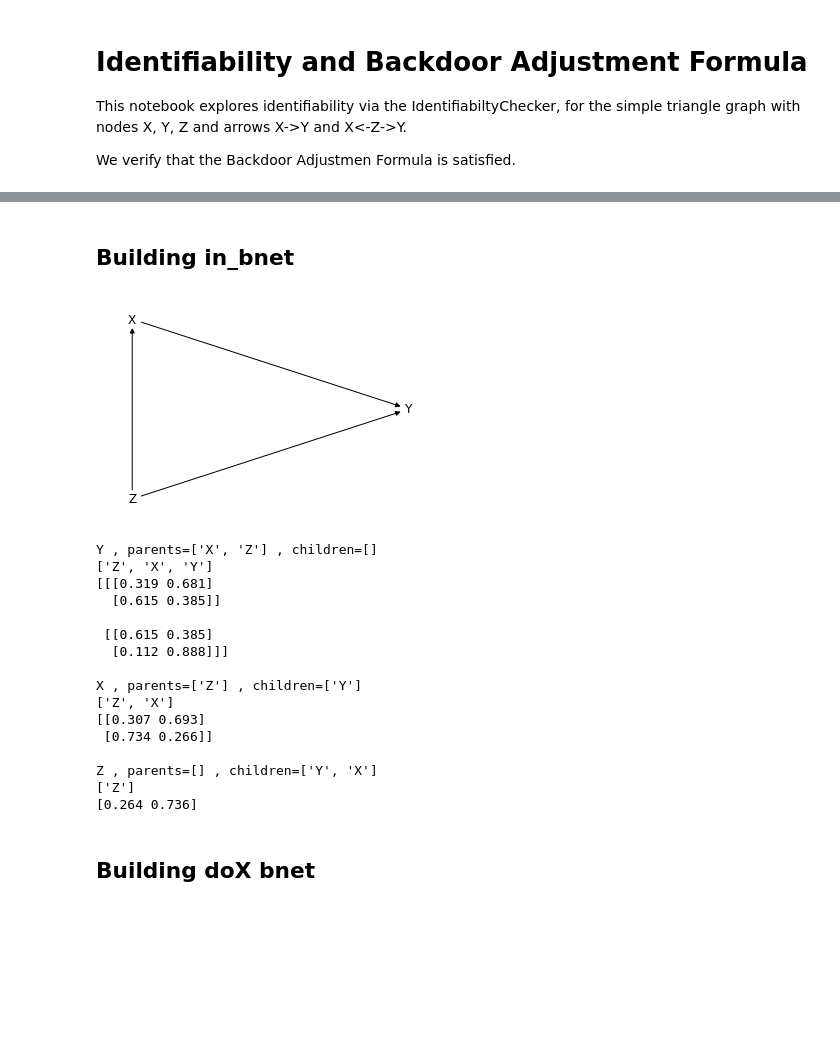
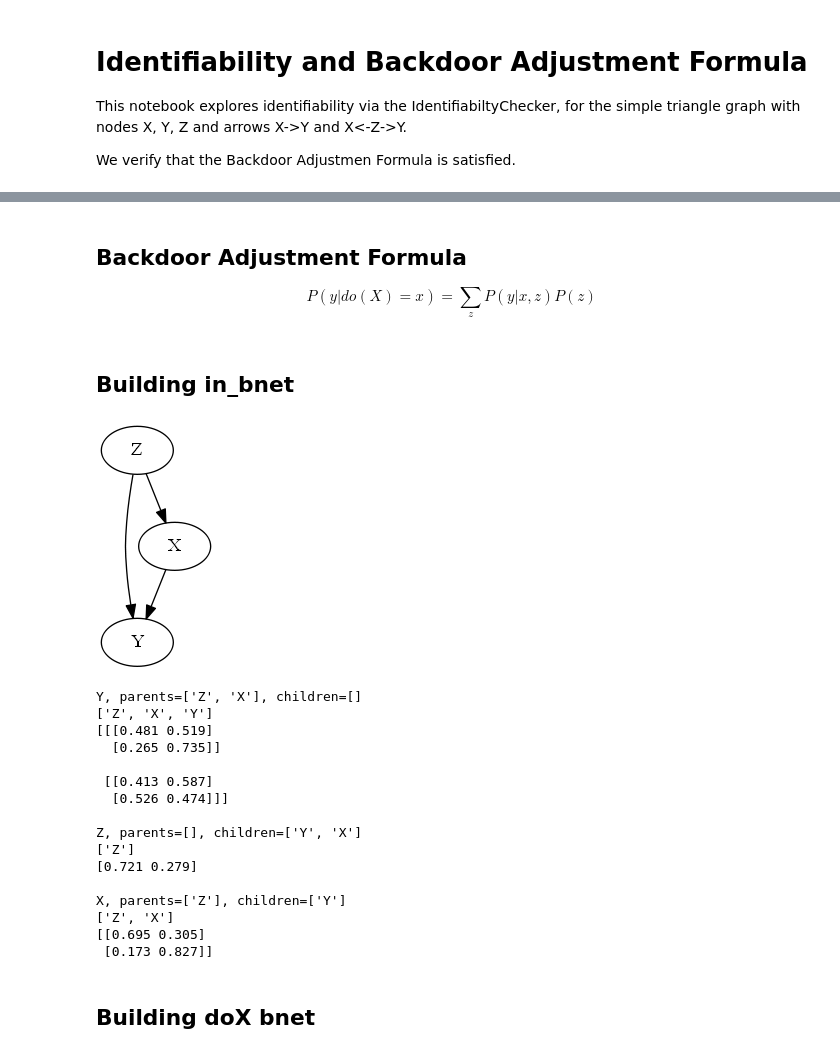
Before and after one commit to rrtucci/JudeasRx, a Jupyter notebook: jupyter_notebooks/identifiability_backdoor.ipynb, the cells around one changed output, grey strips where cells are left out. Cells and saved outputs as stored; diff of their text form; code cells hidden in the pictures; blank space fills up the shorter version.

```diff
--- a/jupyter_notebooks/identifiability_backdoor.ipynb
+++ b/jupyter_notebooks/identifiability_backdoor.ipynb
@@ -27,3 +29,6 @@ from pprint import pprint
 # pots of in_bnet will be selected at random
 import random
 random.seed(871)
+# %% [markdown]
+## Backdoor Adjustment Formula
+$$P(y|do(X)=x) = \sum_z P(y|x,z)P(z)$$
@@ -30,50 +46,50 @@ random.seed(871)
 # %% [markdown]
 ## Building in_bnet
 # %%
-def build_in_bnet(draw=True):
+def build_in_bnet(draw):
     nd_X = BayesNode(0, name="X")
     nd_Y = BayesNode(1, name="Y")
     nd_Z = BayesNode(2, name="Z")
 
     nd_Y.add_parents({nd_X, nd_Z})
     nd_X.add_parents({nd_Z})
 
     nodes = {nd_X, nd_Y, nd_Z}
     in_bnet = BayesNet(nodes)
 
     # in general
     # DiscreteCondPot(False, [y1, y2, y3, x]) refers to P(x| y1, y2, y3)
     nd_Z.potential = DiscreteUniPot(False, nd_Z)  # P(a)
     nd_X.potential = DiscreteCondPot(False, [nd_Z, nd_X])  # P(b| a)
     nd_Y.potential = DiscreteCondPot(False, [nd_Z, nd_X, nd_Y])
     for nd in nodes:
         nd.potential.set_to_random()
         nd.potential.normalize_self()
     if draw:
-        in_bnet.draw(algo_num=1)
+        in_bnet.gv_draw()
     return in_bnet
 
 
 in_bnet = build_in_bnet(True)
 print(in_bnet)
 # %% [output]
-[figure, old version]
+[figure, new version]
-Y , parents=['X', 'Z'] , children=[]
+Y, parents=['Z', 'X'], children=[]
 ['Z', 'X', 'Y']
-[[[0.319 0.681]
-  [0.615 0.385]]
+[[[0.481 0.519]
+  [0.265 0.735]]
 
- [[0.615 0.385]
-  [0.112 0.888]]]
+ [[0.413 0.587]
+  [0.526 0.474]]]
 
-X , parents=['Z'] , children=['Y']
+Z, parents=[], children=['Y', 'X']
+['Z']
+[0.721 0.279]
+
+X, parents=['Z'], children=['Y']
 ['Z', 'X']
-[[0.307 0.693]
- [0.734 0.266]]
-
-Z , parents=[] , children=['Y', 'X']
-['Z']
-[0.264 0.736]
+[[0.695 0.305]
+ [0.173 0.827]]
 # %% [markdown]
 ## Building doX bnet
 # %%
```
Also changed, not shown: parts of 9 cells of this notebook, 11 other files.
